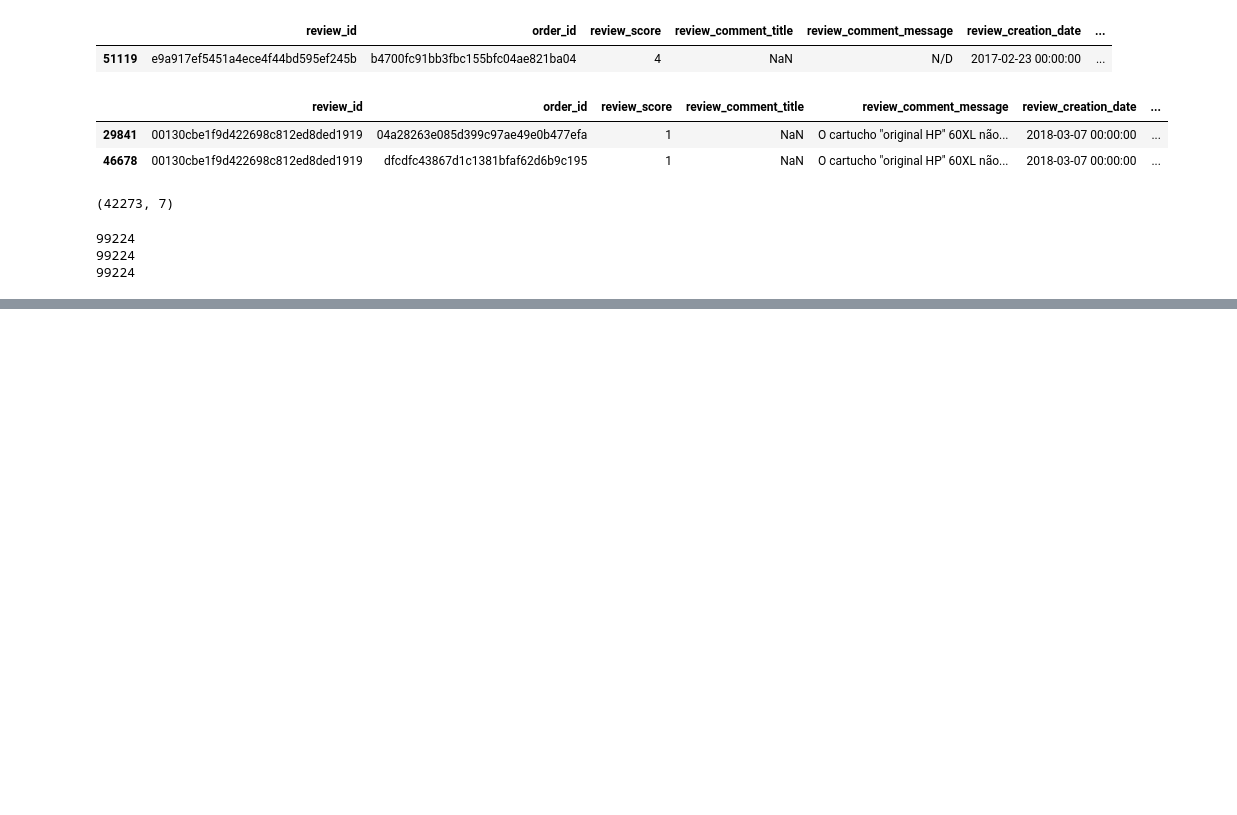
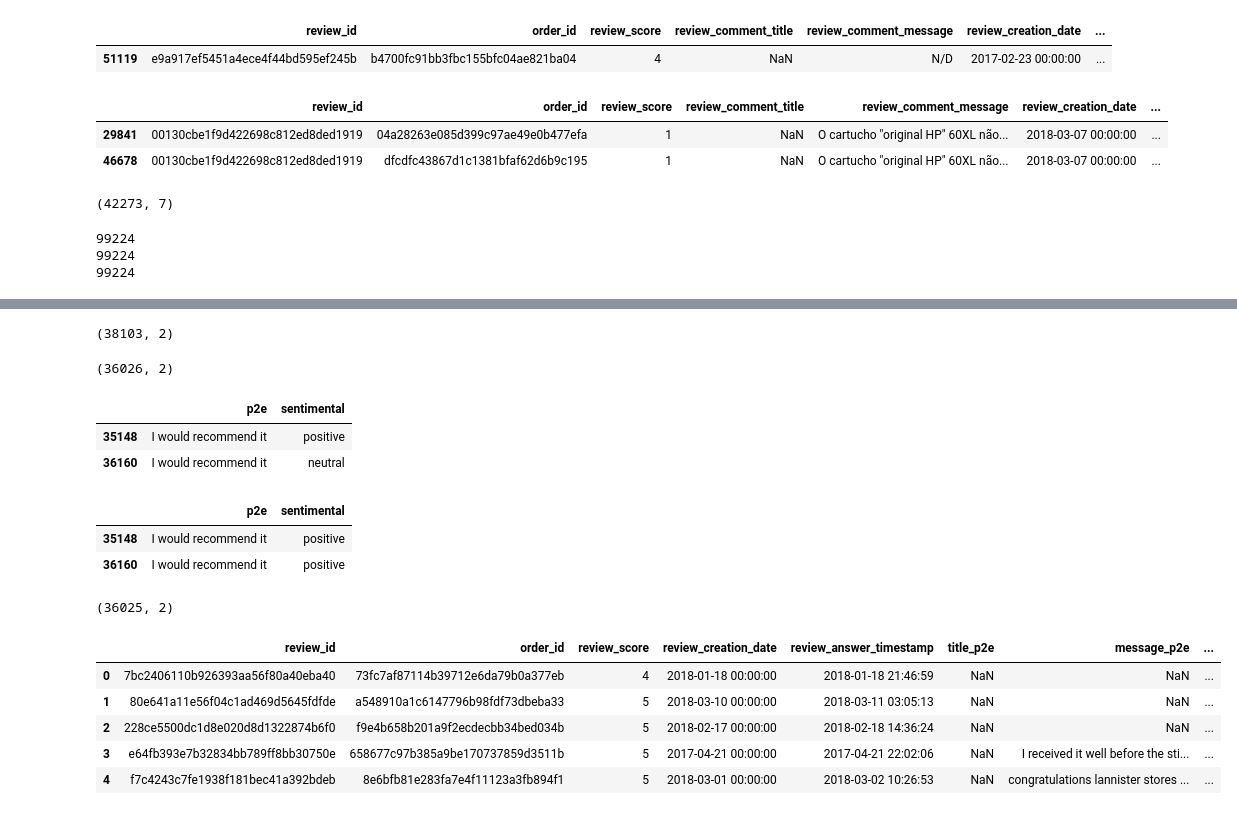
Before and after one commit to jmhwang-dev/e-commerce, a Jupyter notebook: inference/postprocess.ipynb, the cells around one changed output, grey strips where cells are left out. Drawn from its saved outputs; the diff is of its cells as text; code cells hidden in the pictures; blank space fills up the shorter version.

```diff
--- a/inference/postprocess.ipynb
+++ b/inference/postprocess.ipynb
@@ -145,0 +205,44 @@ for target in ['p2e', 'e2k']:
+# %%
+sentimetal_p2e_df.shape
+# %% [output]
+(38103, 2)
+# %%
+sentimetal_p2e_df = sentimetal_p2e_df.drop_duplicates()
+sentimetal_p2e_df.shape
+# %% [output]
+(36026, 2)
+# %%
+duplicated_eng = sentimetal_p2e_df[sentimetal_p2e_df['p2e'].duplicated(keep=False)].sort_values('p2e')
+duplicated_eng
+# %% [output]
+|  | p2e | sentimental |
+| 35148 | I would recommend it | positive |
+| 36160 | I would recommend it | neutral |
+# %%
+# 동일 문장에 대한 다른 스코어를 하드코딩 처리
+# Issue: https://github.com/jmhwang-dev/e-commerce/issues/30
+sentimetal_p2e_df.loc[36160, 'sentimental'] = 'positive'
+duplicated_eng = sentimetal_p2e_df[sentimetal_p2e_df['p2e'].duplicated(keep=False)].sort_values('p2e')
+duplicated_eng
+# %% [output]
+|  | p2e | sentimental |
+| 35148 | I would recommend it | positive |
+| 36160 | I would recommend it | positive |
+# %%
+sentimetal_p2e_df = sentimetal_p2e_df.drop_duplicates()
+sentimetal_p2e_df.shape
+# %% [output]
+(36025, 2)
+# %%
+senti_dict = dict(zip(sentimetal_p2e_df["p2e"], sentimetal_p2e_df['sentimental']))
+# %%
+reviews_eng_df['sentimental_title'] = reviews_eng_df["sentimental_title"].map(senti_dict)
+reviews_eng_df['sentimental_message'] = reviews_eng_df["message_p2e"].map(senti_dict)
+reviews_eng_df.head()
+# %% [output]
+|  | review_id | order_id | review_score | review_creation_date | review_answer_timestamp | title_p2e | message_p2e | ... |
+| 0 | 7bc2406110b926393aa56f80a40eba40 | 73fc7af87114b39712e6da79b0a377eb | 4 | 2018-01-18 00:00:00 | 2018-01-18 21:46:59 | NaN | NaN | ... |
+| 1 | 80e641a11e56f04c1ad469d5645fdfde | a548910a1c6147796b98fdf73dbeba33 | 5 | 2018-03-10 00:00:00 | 2018-03-11 03:05:13 | NaN | NaN | ... |
+| 2 | 228ce5500dc1d8e020d8d1322874b6f0 | f9e4b658b201a9f2ecdecbb34bed034b | 5 | 2018-02-17 00:00:00 | 2018-02-18 14:36:24 | NaN | NaN | ... |
+| 3 | e64fb393e7b32834bb789ff8bb30750e | 658677c97b385a9be170737859d3511b | 5 | 2017-04-21 00:00:00 | 2017-04-21 22:02:06 | NaN | I received it well before the sti... | ... |
+| 4 | f7c4243c7fe1938f181bec41a392bdeb | 8e6bfb81e283fa7e4f11123a3fb894f1 | 5 | 2018-03-01 00:00:00 | 2018-03-02 10:26:53 | NaN | congratulations lannister stores ... | ... |
```
Also changed, not shown: parts of 18 cells of this notebook.
